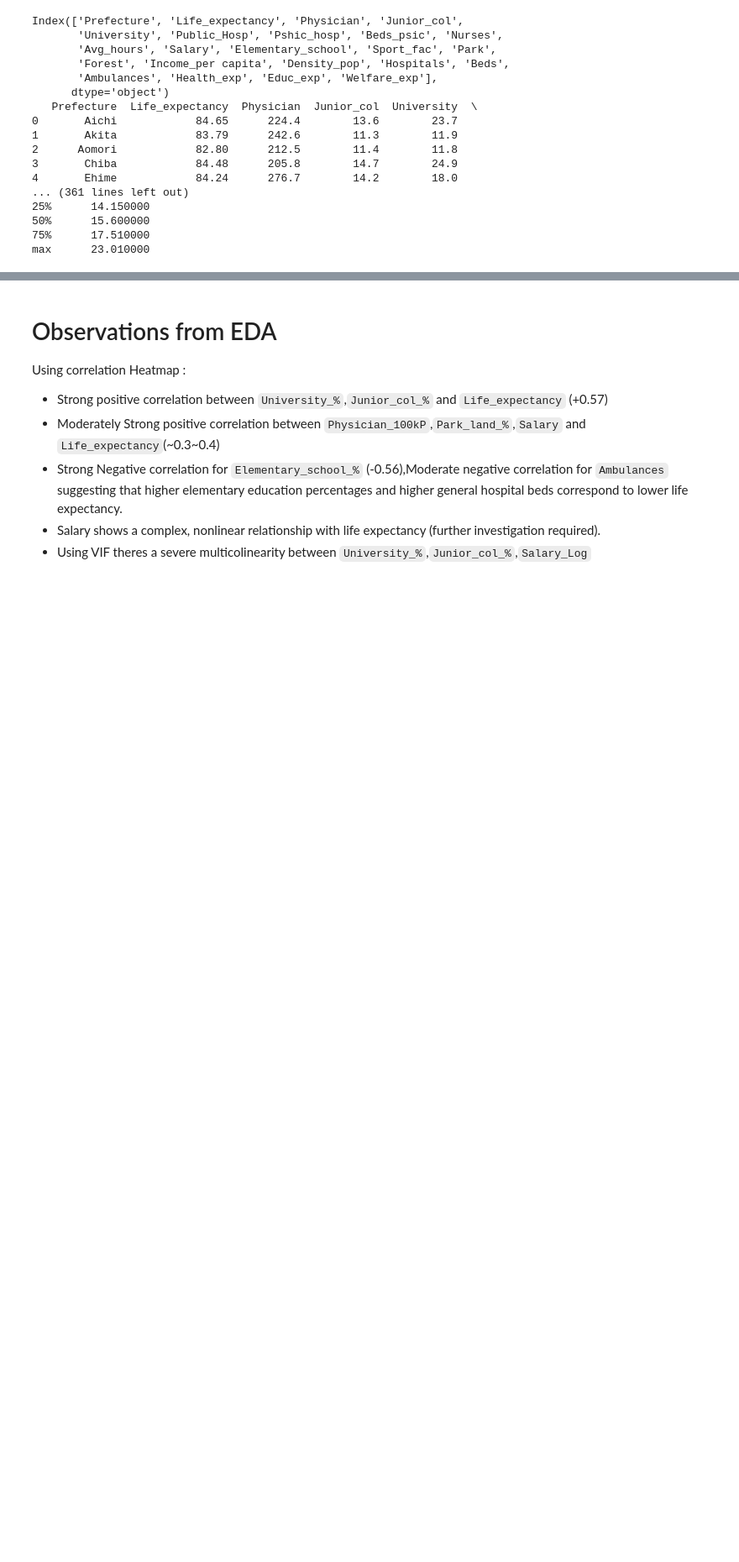
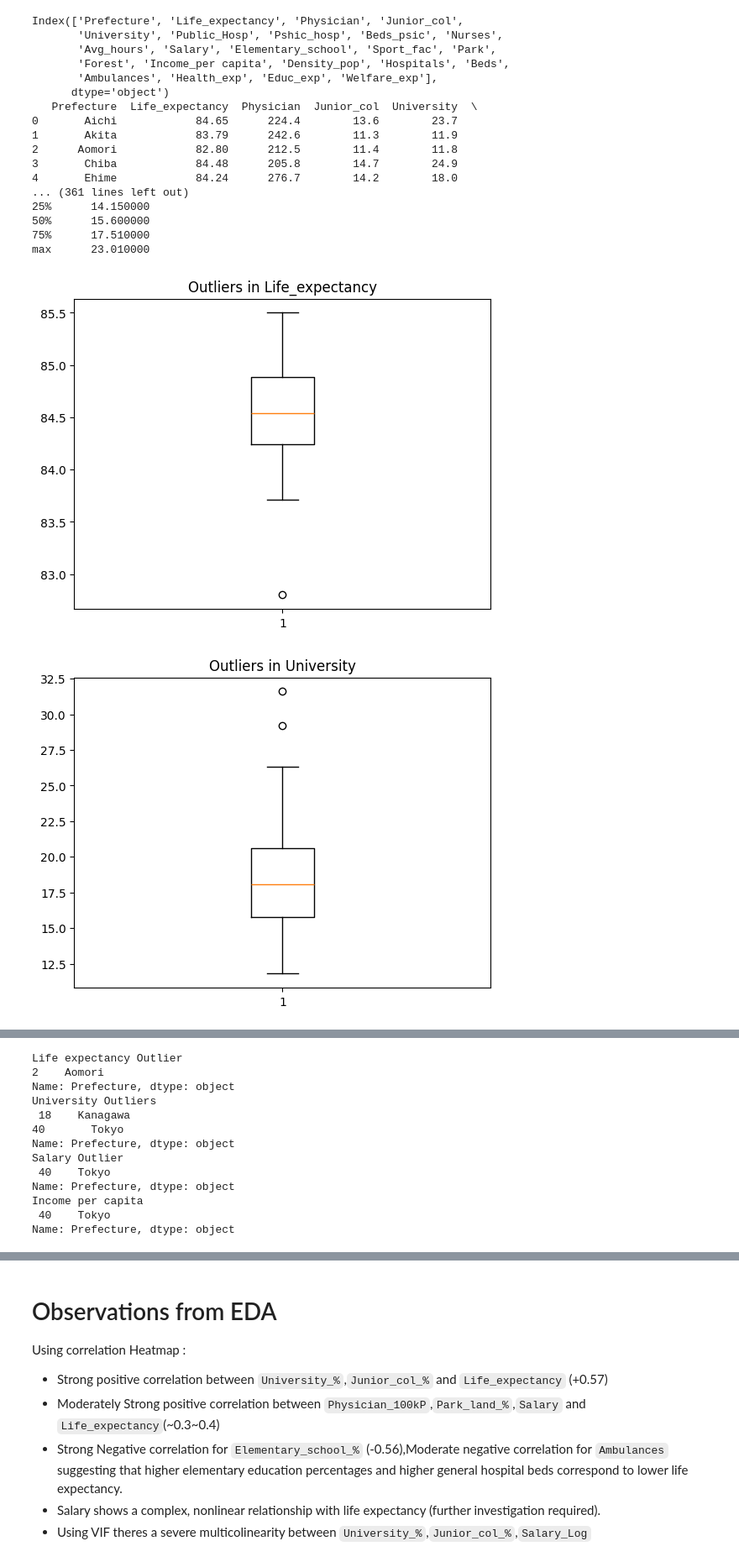
Before and after one commit to khalil-hub/Life-expectancy-analysis-Japan, a Jupyter notebook: notebooks/exploratory_analysis.ipynb, the cells around one changed output, grey strips where cells are left out. Shown at 84% size. Cells and saved outputs as stored; diff of their text form; code cells hidden in the pictures; blank space fills up the shorter version.

```diff
--- a/notebooks/exploratory_analysis.ipynb
+++ b/notebooks/exploratory_analysis.ipynb
@@ -38,13 +38,17 @@ print(data.isnull().sum()) #No empty cells
 # %%
 #Handle outliers if they exist
 import matplotlib.pyplot as plt
 #visualize outliers
-columns=['Life_expectancy', 'University', 'Salary']
+columns=['Life_expectancy', 'University', 'Salary', 'Income_per capita']
 for column in columns:
     plt.boxplot(data[column])
     plt.title(f"Outliers in {column}")
     plt.show()
 
 print(f"Life expectancy Outlier \n{data[data['Life_expectancy']<83.5]['Prefecture']}")#Aomori is an outlier
 print(f"University Outliers \n {data[27.5<data['University']]['Prefecture']}")#Kanagawa and Tokyo are outliers
 print(f"Salary Outlier \n {data[360<data['Salary']]['Prefecture']}")#Tokyo is an outlier
+print(f"Income per capita \n {data[4000<data['Income_per capita']]['Prefecture']}") #Tokyo is an outlier
+# %% [output]
+[figure, added]
+[figure, added]
@@ -51,3 +57,16 @@ print(f"Salary Outlier \n {data[360<data['Salary']]['Prefecture']}")#Tokyo is an
+Life expectancy Outlier
+2    Aomori
+Name: Prefecture, dtype: object
+University Outliers
+ 18    Kanagawa
+40       Tokyo
+Name: Prefecture, dtype: object
+Salary Outlier
+ 40    Tokyo
+Name: Prefecture, dtype: object
+Income per capita
+ 40    Tokyo
+Name: Prefecture, dtype: object
 # %%
 # Generate a summary statistics of cleaned data
 data_Path = '~/Library/CloudStorage/OneDrive-国立大学法人東海国立大学機構/Weekly_challenges/Data science and Analytics/Japan_Life_Expectency/data/processed/Cleaned_Japan_Life_Expectancy.xlsx'
```
Also changed, not shown: parts of 7 cells of this notebook, 42 other files.
